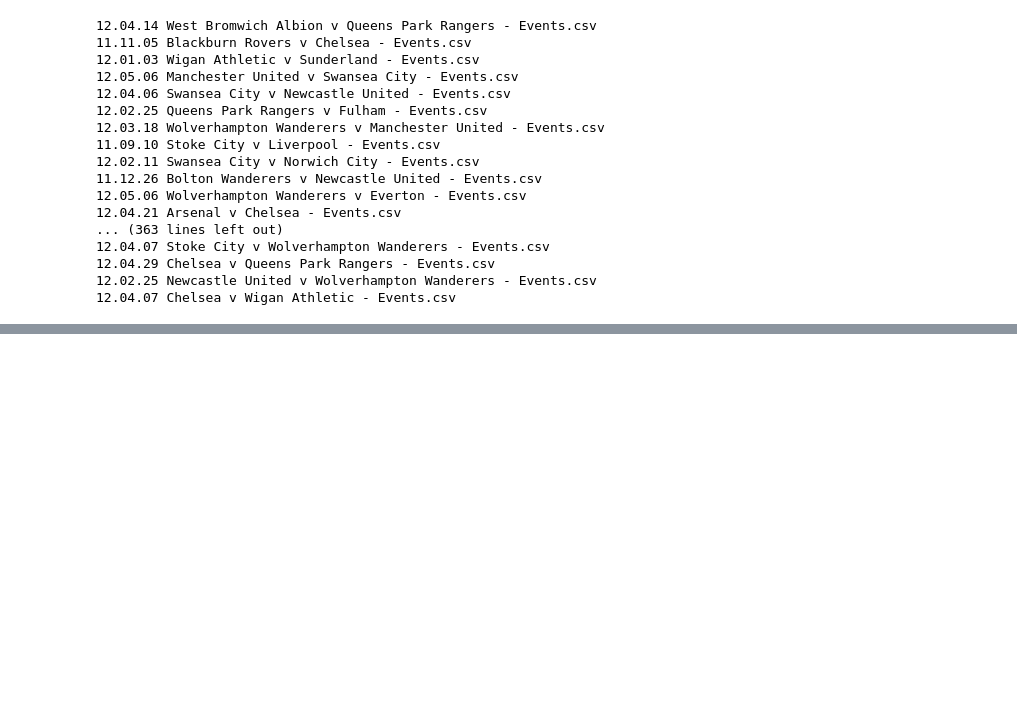
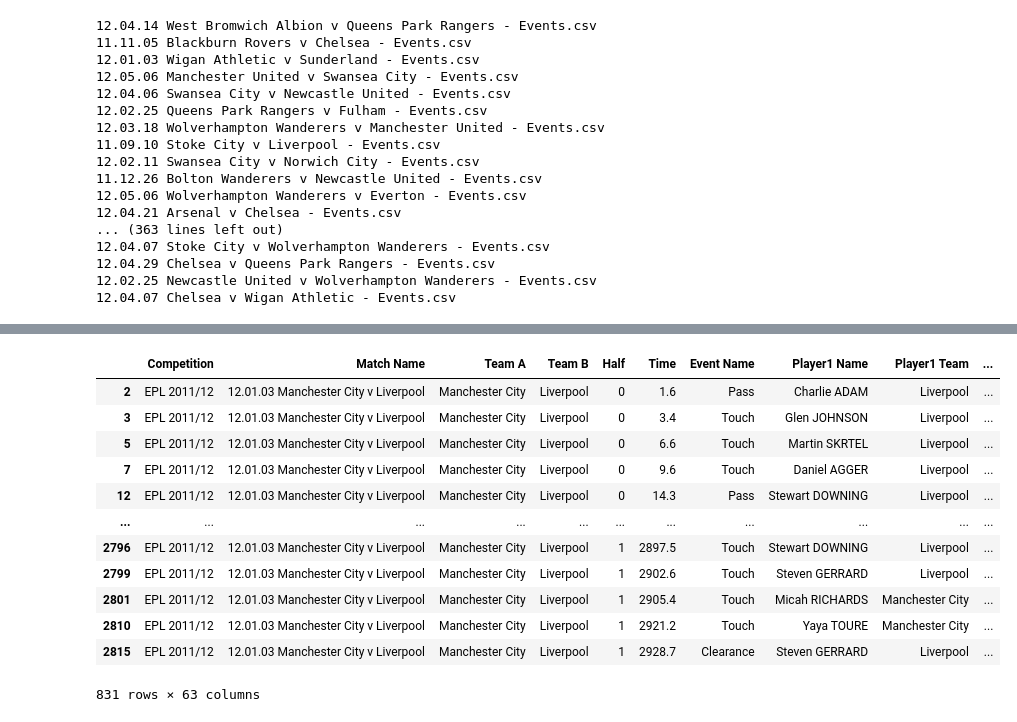
Before and after one commit to adandotmosta/PremierLeague, a Jupyter notebook: manipulateEvents.ipynb, the cells around one changed output, grey strips where cells are left out. Cells and saved outputs as stored; diff of their text form; code cells hidden in the pictures; blank space fills up the shorter version.

```diff
--- a/manipulateEvents.ipynb
+++ b/manipulateEvents.ipynb
@@ -59,0 +38,17 @@ Index(['Competition', 'Match Name', 'Team A', 'Team B', 'Half', 'Time',
+# %%
+import pandas as pd
+
+# Example: Filtering for rows happening after 'Pass' events
+# Assuming city_liverpool is your DataFrame and it has an 'Event Name' column
+
+# Step 1: Identify rows where the event is a "Pass"
+pass_indices = city_liverpool[city_liverpool['Event Name'] == "Pass"].index
+
+# Step 2: Get the indices of rows immediately after the "Pass" events
+next_event_indices = pass_indices + 1
+
+# Step 3: Filter the DataFrame to include only these subsequent rows
+rows_after_passes = city_liverpool.loc[next_event_indices]
+
+# Step 4: Display the rows happening after passes
+print(rows_after_passes.head(10))  # Display the first 10 rows for brevity
@@ -59,0 +89,16 @@ Index(['Competition', 'Match Name', 'Team A', 'Team B', 'Half', 'Time',
+# %%
+rows_after_passes
+# %% [output]
+|  | Competition | Match Name | Team A | Team B | Half | Time | Event Name | Player1 Name | Player1 Team | ... |
+| 2 | EPL 2011/12 | 12.01.03 Manchester City v Liverpool | Manchester City | Liverpool | 0 | 1.6 | Pass | Charlie ADAM | Liverpool | ... |
+| 3 | EPL 2011/12 | 12.01.03 Manchester City v Liverpool | Manchester City | Liverpool | 0 | 3.4 | Touch | Glen JOHNSON | Liverpool | ... |
+| 5 | EPL 2011/12 | 12.01.03 Manchester City v Liverpool | Manchester City | Liverpool | 0 | 6.6 | Touch | Martin SKRTEL | Liverpool | ... |
+| 7 | EPL 2011/12 | 12.01.03 Manchester City v Liverpool | Manchester City | Liverpool | 0 | 9.6 | Touch | Daniel AGGER | Liverpool | ... |
+| 12 | EPL 2011/12 | 12.01.03 Manchester City v Liverpool | Manchester City | Liverpool | 0 | 14.3 | Pass | Stewart DOWNING | Liverpool | ... |
+| ... | ... | ... | ... | ... | ... | ... | ... | ... | ... | ... |
+| 2796 | EPL 2011/12 | 12.01.03 Manchester City v Liverpool | Manchester City | Liverpool | 1 | 2897.5 | Touch | Stewart DOWNING | Liverpool | ... |
+| 2799 | EPL 2011/12 | 12.01.03 Manchester City v Liverpool | Manchester City | Liverpool | 1 | 2902.6 | Touch | Steven GERRARD | Liverpool | ... |
+| 2801 | EPL 2011/12 | 12.01.03 Manchester City v Liverpool | Manchester City | Liverpool | 1 | 2905.4 | Touch | Micah RICHARDS | Manchester City | ... |
+| 2810 | EPL 2011/12 | 12.01.03 Manchester City v Liverpool | Manchester City | Liverpool | 1 | 2921.2 | Touch | Yaya TOURE | Manchester City | ... |
+| 2815 | EPL 2011/12 | 12.01.03 Manchester City v Liverpool | Manchester City | Liverpool | 1 | 2928.7 | Clearance | Steven GERRARD | Liverpool | ... |
+831 rows × 63 columns
```
Also changed, not shown: parts of 66 cells of this notebook, 11 other files.
